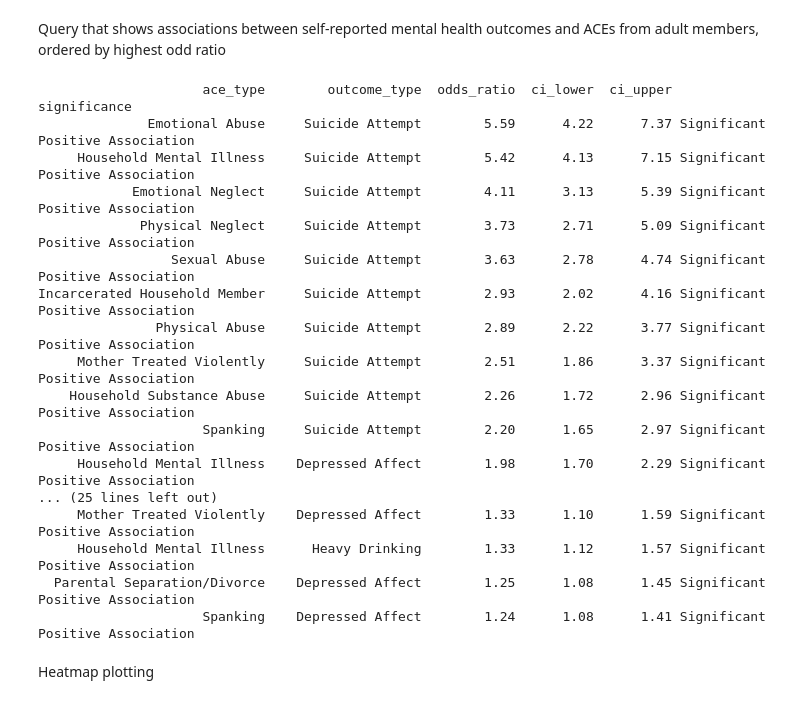
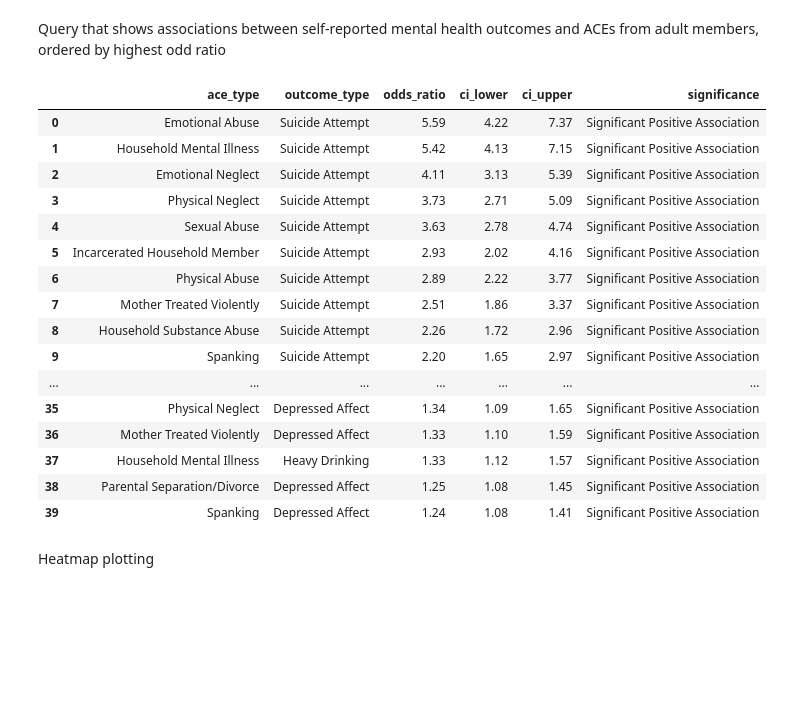
Before and after one commit to Nash-254/ACE-Insight, a Jupyter notebook: notebooks/2.ACE_Impact_notebook.ipynb, the cells around one changed output. Cells and saved outputs as stored; diff of their text form; code cells hidden in the pictures; blank space fills up the shorter version.

```diff
--- a/notebooks/2.ACE_Impact_notebook.ipynb
+++ b/notebooks/2.ACE_Impact_notebook.ipynb
@@ -151,41 +151,41 @@ Query that shows associations between self-reported mental health outcomes and A
 # %%
 # Query to list associations between ACEs and mental health outcomes
 assoc_query = """
 SELECT
     ace_type,
     outcome_type,
      odds_ratio,
     ci_lower,
     ci_upper,
         CASE
             WHEN ci_lower > 1.0 THEN 'Significant Positive Association'
             WHEN ci_upper < 1.0 THEN 'Significant Negative Association'
             ELSE 'Non-significant'
         END as significance
 FROM ace_impact.ace_mental_health_associations
 WHERE ci_lower > 1.0 OR ci_upper < 1.0
 ORDER BY odds_ratio DESC;
 """
 df=pd.read_sql(assoc_query,engine)
-print(df.to_string(index=False))
+df
 # %% [output]
-                     ace_type        outcome_type  odds_ratio  ci_lower  ci_upper                     significance
-              Emotional Abuse     Suicide Attempt        5.59      4.22      7.37 Significant Positive Association
-     Household Mental Illness     Suicide Attempt        5.42      4.13      7.15 Significant Positive Association
-            Emotional Neglect     Suicide Attempt        4.11      3.13      5.39 Significant Positive Association
-             Physical Neglect     Suicide Attempt        3.73      2.71      5.09 Significant Positive Association
-                 Sexual Abuse     Suicide Attempt        3.63      2.78      4.74 Significant Positive Association
-Incarcerated Household Member     Suicide Attempt        2.93      2.02      4.16 Significant Positive Association
-               Physical Abuse     Suicide Attempt        2.89      2.22      3.77 Significant Positive Association
-     Mother Treated Violently     Suicide Attempt        2.51      1.86      3.37 Significant Positive Association
-    Household Substance Abuse     Suicide Attempt        2.26      1.72      2.96 Significant Positive Association
-                     Spanking     Suicide Attempt        2.20      1.65      2.97 Significant Positive Association
-     Household Mental Illness    Depressed Affect        1.98      1.70      2.29 Significant Positive Association
-... (25 lines left out)
-     Mother Treated Violently    Depressed Affect        1.33      1.10      1.59 Significant Positive Association
-     Household Mental Illness      Heavy Drinking        1.33      1.12      1.57 Significant Positive Association
-  Parental Separation/Divorce    Depressed Affect        1.25      1.08      1.45 Significant Positive Association
-                     Spanking    Depressed Affect        1.24      1.08      1.41 Significant Positive Association
+|  | ace_type | outcome_type | odds_ratio | ci_lower | ci_upper | significance |
+| 0 | Emotional Abuse | Suicide Attempt | 5.59 | 4.22 | 7.37 | Significant Positive Association |
+| 1 | Household Mental Illness | Suicide Attempt | 5.42 | 4.13 | 7.15 | Significant Positive Association |
+| 2 | Emotional Neglect | Suicide Attempt | 4.11 | 3.13 | 5.39 | Significant Positive Association |
+| 3 | Physical Neglect | Suicide Attempt | 3.73 | 2.71 | 5.09 | Significant Positive Association |
+| 4 | Sexual Abuse | Suicide Attempt | 3.63 | 2.78 | 4.74 | Significant Positive Association |
+| 5 | Incarcerated Household Member | Suicide Attempt | 2.93 | 2.02 | 4.16 | Significant Positive Association |
+| 6 | Physical Abuse | Suicide Attempt | 2.89 | 2.22 | 3.77 | Significant Positive Association |
+| 7 | Mother Treated Violently | Suicide Attempt | 2.51 | 1.86 | 3.37 | Significant Positive Association |
+| 8 | Household Substance Abuse | Suicide Attempt | 2.26 | 1.72 | 2.96 | Significant Positive Association |
+| 9 | Spanking | Suicide Attempt | 2.20 | 1.65 | 2.97 | Significant Positive Association |
+| ... | ... | ... | ... | ... | ... | ... |
+| 35 | Physical Neglect | Depressed Affect | 1.34 | 1.09 | 1.65 | Significant Positive Association |
+| 36 | Mother Treated Violently | Depressed Affect | 1.33 | 1.10 | 1.59 | Significant Positive Association |
+| 37 | Household Mental Illness | Heavy Drinking | 1.33 | 1.12 | 1.57 | Significant Positive Association |
+| 38 | Parental Separation/Divorce | Depressed Affect | 1.25 | 1.08 | 1.45 | Significant Positive Association |
+| 39 | Spanking | Depressed Affect | 1.24 | 1.08 | 1.41 | Significant Positive Association |
 # %% [markdown]
 Heatmap plotting
 # %%
```
Also changed, not shown: parts of 3 cells of this notebook, 2 other files.
